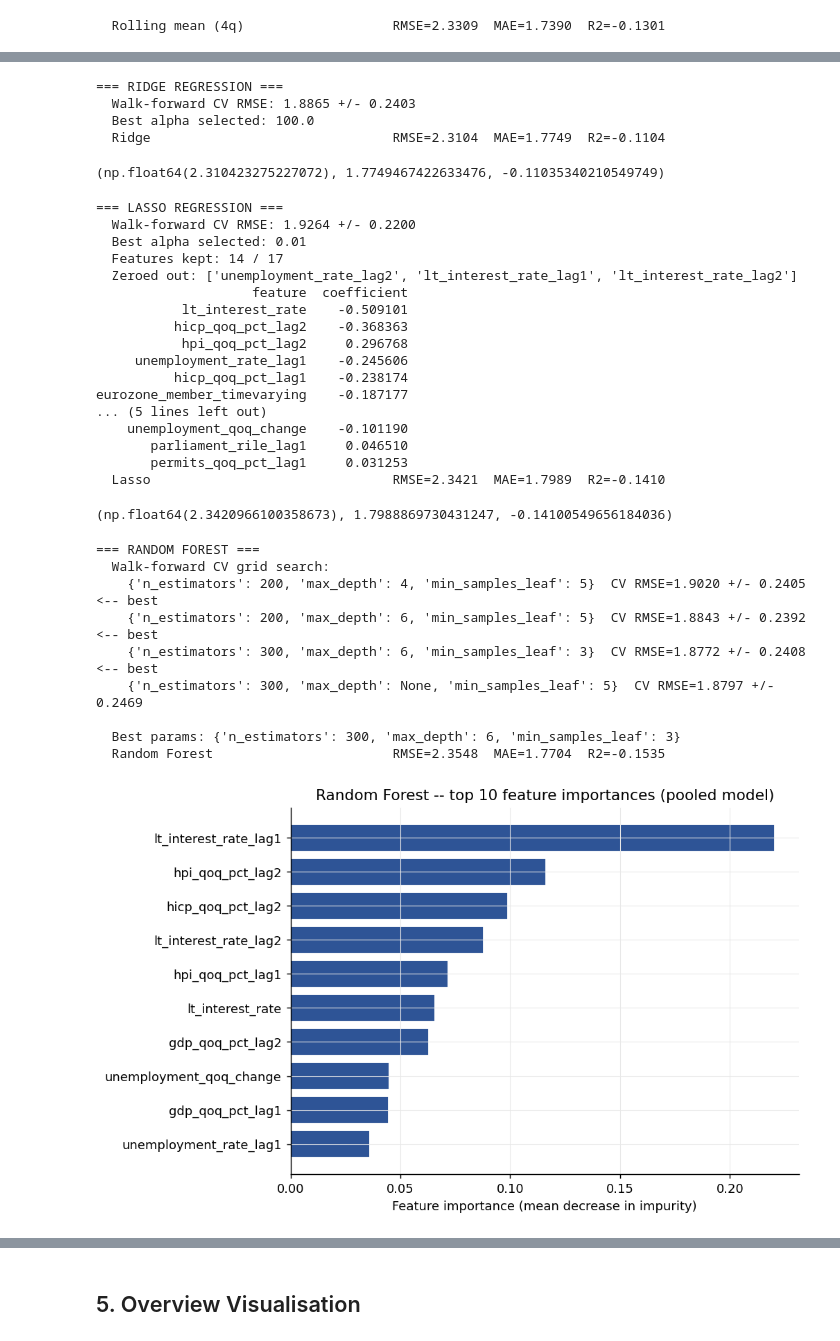
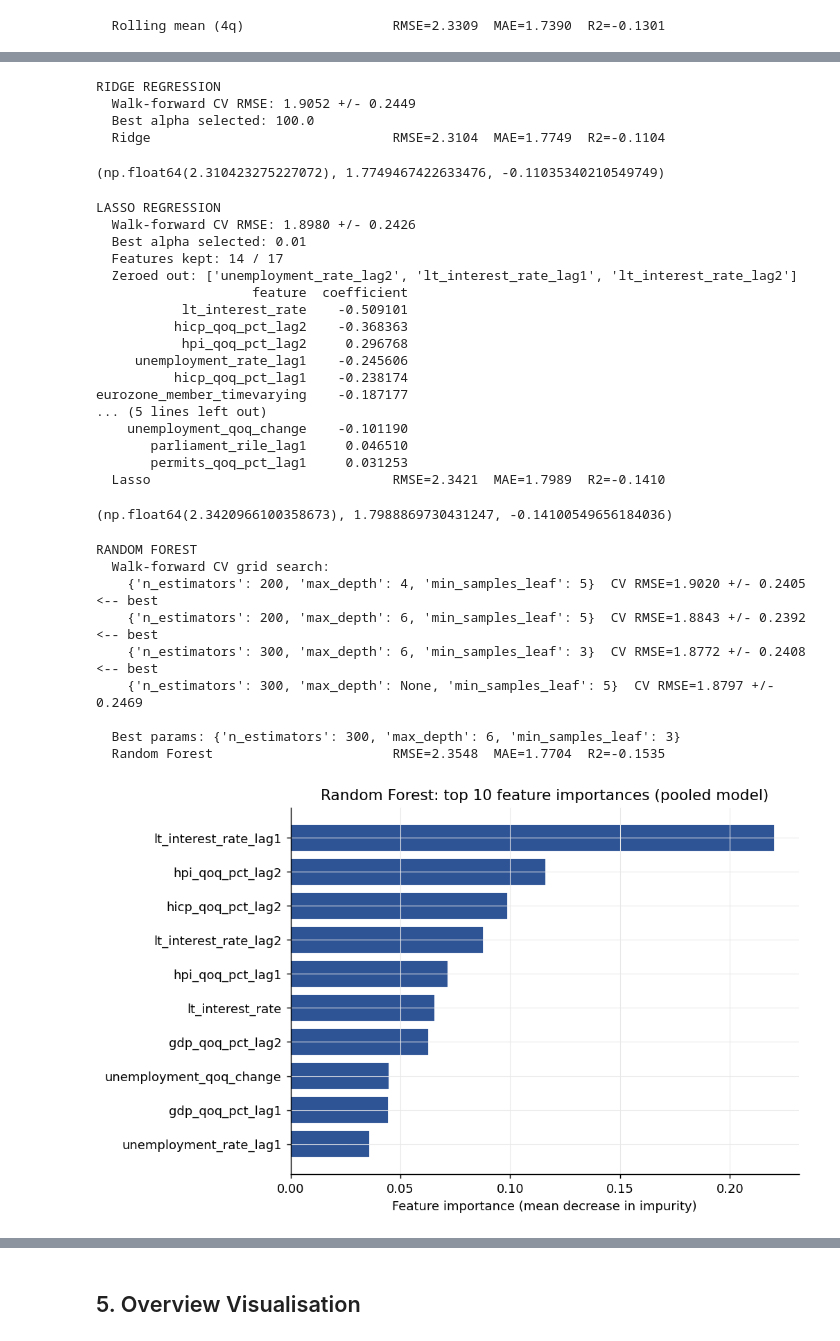
Before and after one commit to deercarla/european-house-market-forecasting, a Jupyter notebook: s4-modelling/modelling.ipynb, the cells around one changed output, grey strips where cells are left out. Cells and saved outputs as stored; diff of their text form; code cells hidden in the pictures.

```diff
--- a/s4-modelling/modelling.ipynb
+++ b/s4-modelling/modelling.ipynb
@@ -401,18 +414,19 @@ We now train four ML models on the full pooled dataset. Each model is evaluated
 # %%
-# ── Phase 2.1: Ridge Regression ──────────────────────────────────────────────
+# Phase 2.1: Ridge Regression
 from sklearn.linear_model import RidgeCV
 
-print('=== RIDGE REGRESSION ===')
+print('RIDGE REGRESSION')
+# RidgeCV uses efficient leave-one-out CV internally to select alpha
 alphas = [0.01, 0.1, 1.0, 10.0, 100.0, 1000.0]
 ridge_cv = Pipeline([
     ('scaler', StandardScaler()),
-    ('model',  RidgeCV(alphas=alphas, cv=TimeSeriesSplit(n_splits=5), scoring='neg_root_mean_squared_error'))
+    ('model',  RidgeCV(alphas=alphas, cv=5, scoring='neg_root_mean_squared_error'))
 ])
 
 # Walk-forward CV
 cv_rmse, cv_std = walk_forward_cv(
     Pipeline([('scaler',StandardScaler()),
-              ('model',RidgeCV(alphas=alphas, cv=TimeSeriesSplit(n_splits=5), scoring='neg_root_mean_squared_error'))]),
+              ('model',RidgeCV(alphas=alphas))]),
     X_train_all, y_train_all
 )
 print(f'  Walk-forward CV RMSE: {cv_rmse:.4f} +/- {cv_std:.4f}')
@@ -425,16 +439,16 @@ print(f'  Best alpha selected: {best_alpha}')
 
 print_metrics('Ridge', preds['y_true'], preds['ridge'])
 # %% [output]
-=== RIDGE REGRESSION ===
-  Walk-forward CV RMSE: 1.8865 +/- 0.2403
+RIDGE REGRESSION
+  Walk-forward CV RMSE: 1.9052 +/- 0.2449
   Best alpha selected: 100.0
   Ridge                               RMSE=2.3104  MAE=1.7749  R2=-0.1104
 (np.float64(2.310423275227072), 1.7749467422633476, -0.11035340210549749)
 # %%
-# ── Phase 2.2: Lasso Regression ──────────────────────────────────────────────
+# Phase 2.2: Lasso Regression
 from sklearn.linear_model import LassoCV
 
-print('=== LASSO REGRESSION ===')
+print('LASSO REGRESSION')
 lasso_cv = Pipeline([
     ('scaler', StandardScaler()),
     ('model',  LassoCV(alphas=alphas, cv=TimeSeriesSplit(n_splits=5),
@@ -443,7 +457,7 @@ lasso_cv = Pipeline([
 
 cv_rmse, cv_std = walk_forward_cv(
     Pipeline([('scaler',StandardScaler()),
-              ('model',LassoCV(alphas=alphas, cv=TimeSeriesSplit(n_splits=5), max_iter=5000)),]),
+              ('model',LassoCV(alphas=alphas, max_iter=5000))]),
     X_train_all, y_train_all
 )
 print(f'  Walk-forward CV RMSE: {cv_rmse:.4f} +/- {cv_std:.4f}')
@@ -466,8 +480,8 @@ print(kept.to_string(index=False))
 
 print_metrics('Lasso', preds['y_true'], preds['lasso'])
 # %% [output]
-=== LASSO REGRESSION ===
-  Walk-forward CV RMSE: 1.9264 +/- 0.2200
+LASSO REGRESSION
+  Walk-forward CV RMSE: 1.8980 +/- 0.2426
   Best alpha selected: 0.01
   Features kept: 14 / 17
   Zeroed out: ['unemployment_rate_lag2', 'lt_interest_rate_lag1', 'lt_interest_rate_lag2']
@@ -485,10 +499,11 @@ eurozone_member_timevarying    -0.187177
   Lasso                               RMSE=2.3421  MAE=1.7989  R2=-0.1410
 (np.float64(2.3420966100358673), 1.7988869730431247, -0.14100549656184036)
 # %%
-# ── Phase 2.3: Random Forest ──────────────────────────────────────────────────
-print('=== RANDOM FOREST ===')
+# Phase 2.3: Random Forest
+print('RANDOM FOREST')
 
-# Hyperparameter grid -- evaluate via walk-forward CV
+# Hyperparameter grid evaluated using walk-forward cross-validation.
+
 rf_grid = [
     {'n_estimators':200, 'max_depth':4,    'min_samples_leaf':5},
     {'n_estimators':200, 'max_depth':6,    'min_samples_leaf':5},
@@ -512,34 +527,34 @@ for params in rf_grid:
 
 # Train best RF on full training set
 rf_best = RandomForestRegressor(random_state=42, n_jobs=-1, **best_rf_params)
 rf_best.fit(X_train_all, y_train_all)
 preds['rf'] = rf_best.predict(X_test_all)
 
 print(f'\n  Best params: {best_rf_params}')
 print_metrics('Random Forest', preds['y_true'], preds['rf'])
 
 # Feature importance
 fi_df = pd.DataFrame({
     'feature': FEATURES,
     'importance': rf_best.feature_importances_
 }).sort_values('importance', ascending=False)
 
 fig, ax = plt.subplots(figsize=(8, 5))
 ax.barh(fi_df['feature'][:10][::-1], fi_df['importance'][:10][::-1],
         color=ACCENT, edgecolor='white')
 ax.set_xlabel('Feature importance (mean decrease in impurity)')
-ax.set_title('Random Forest -- top 10 feature importances (pooled model)')
+ax.set_title('Random Forest: top 10 feature importances (pooled model)')
 plt.tight_layout()
 plt.show()
 # %% [output]
-=== RANDOM FOREST ===
+RANDOM FOREST
   Walk-forward CV grid search:
     {'n_estimators': 200, 'max_depth': 4, 'min_samples_leaf': 5}  CV RMSE=1.9020 +/- 0.2405 <-- best
     {'n_estimators': 200, 'max_depth': 6, 'min_samples_leaf': 5}  CV RMSE=1.8843 +/- 0.2392 <-- best
     {'n_estimators': 300, 'max_depth': 6, 'min_samples_leaf': 3}  CV RMSE=1.8772 +/- 0.2408 <-- best
     {'n_estimators': 300, 'max_depth': None, 'min_samples_leaf': 5}  CV RMSE=1.8797 +/- 0.2469
 
   Best params: {'n_estimators': 300, 'max_depth': 6, 'min_samples_leaf': 3}
   Random Forest                       RMSE=2.3548  MAE=1.7704  R2=-0.1535
-[figure, old version]
+[figure, new version]
 # %%
```
Also changed, not shown: parts of 39 cells of this notebook.
